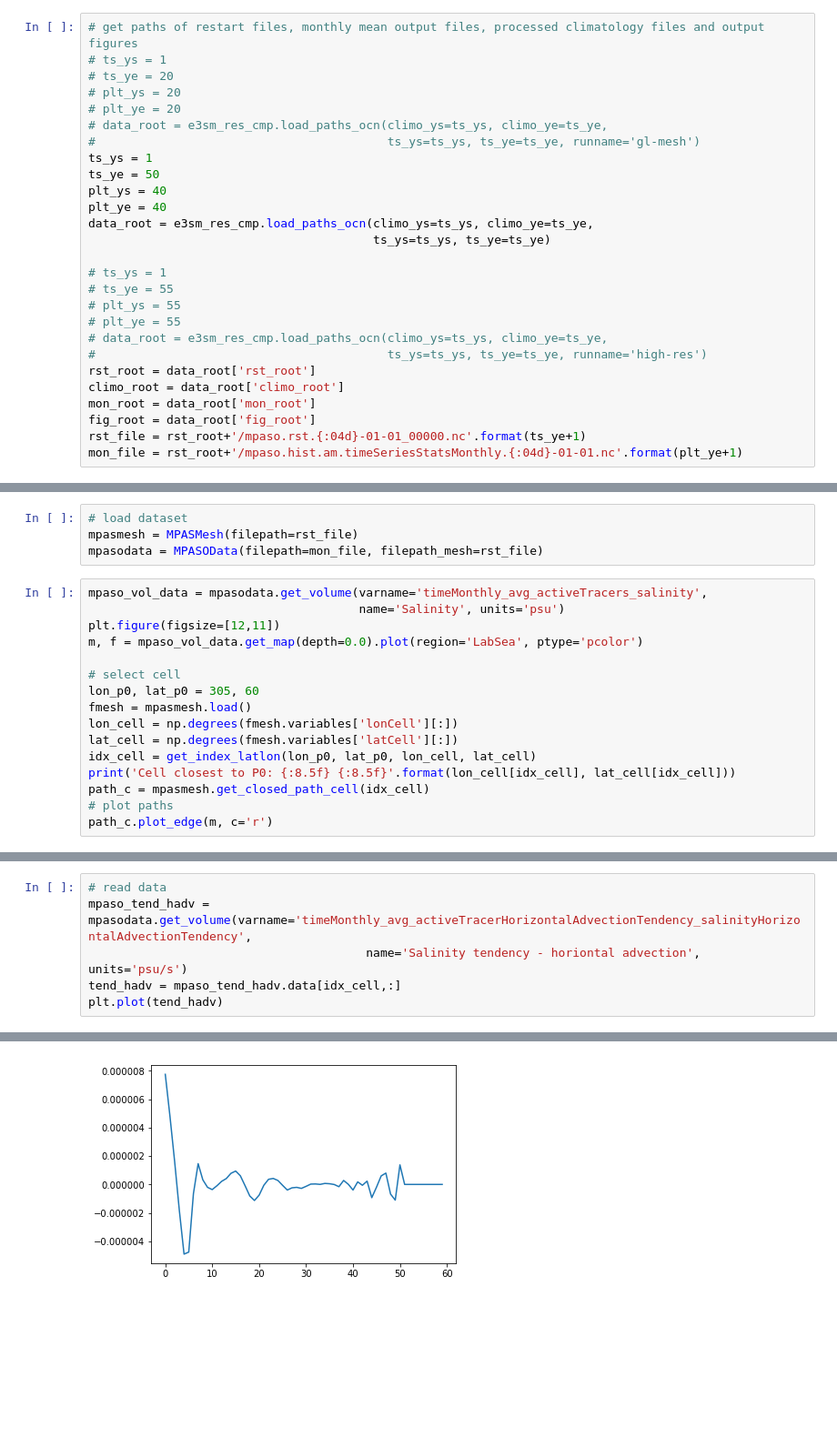
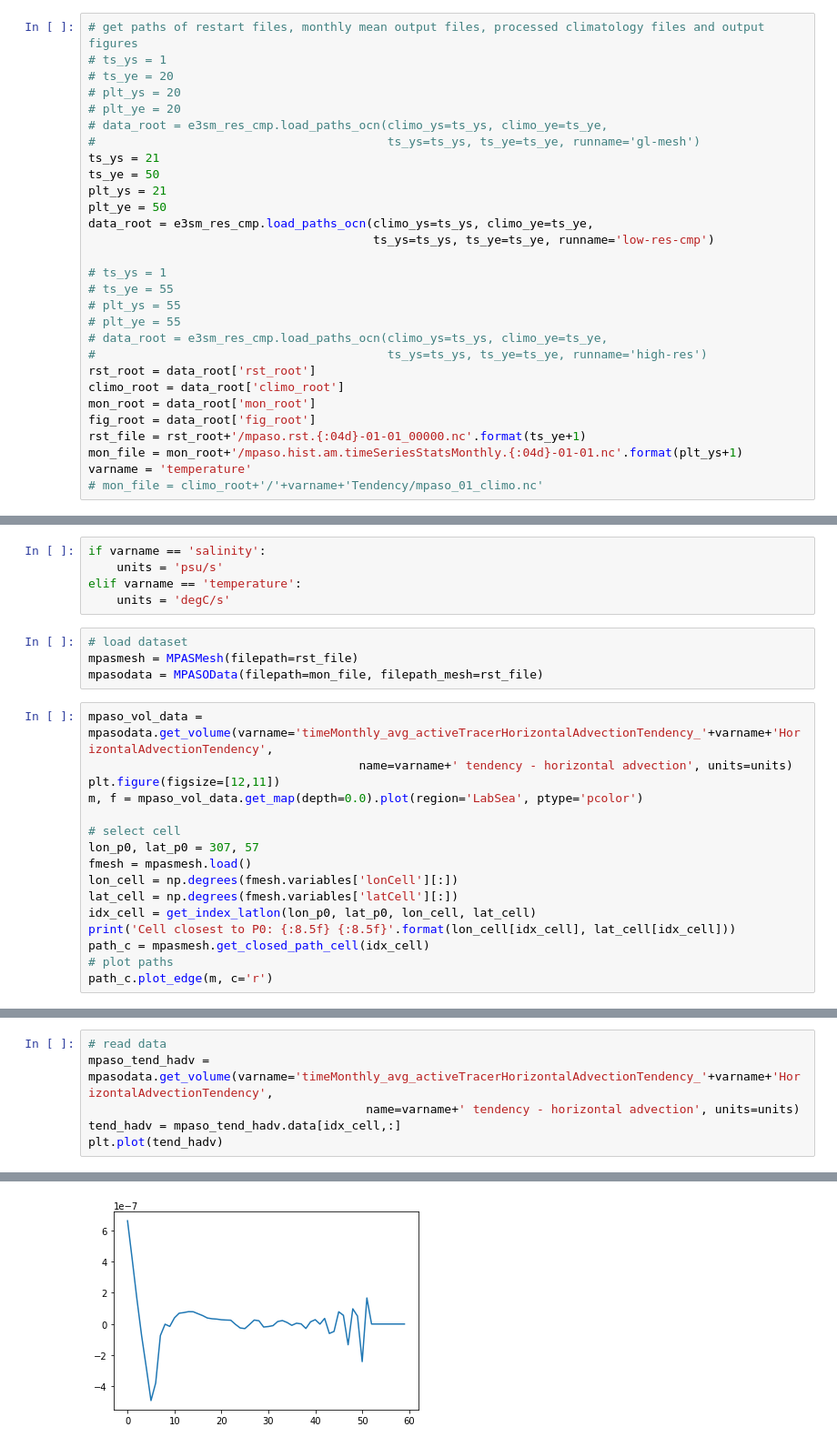
Before and after one commit to qingli411/mpasanalysis, a Jupyter notebook: Test_LabSea_budget.ipynb, the cells around one changed output, grey strips where cells are left out. Shown at 91% size. Drawn from its saved outputs; the diff is of its cells as text; blank space fills up the shorter version.

```diff
--- a/Test_LabSea_budget.ipynb
+++ b/Test_LabSea_budget.ipynb
@@ -10,12 +10,12 @@ import e3sm_res_cmp
 # plt_ye = 20
 # data_root = e3sm_res_cmp.load_paths_ocn(climo_ys=ts_ys, climo_ye=ts_ye,
 #                                         ts_ys=ts_ys, ts_ye=ts_ye, runname='gl-mesh')
-ts_ys = 1
+ts_ys = 21
 ts_ye = 50
-plt_ys = 40
-plt_ye = 40
+plt_ys = 21
+plt_ye = 50
 data_root = e3sm_res_cmp.load_paths_ocn(climo_ys=ts_ys, climo_ye=ts_ye,
-                                        ts_ys=ts_ys, ts_ye=ts_ye)
+                                        ts_ys=ts_ys, ts_ye=ts_ye, runname='low-res-cmp')
 
 # ts_ys = 1
 # ts_ye = 55
@@ -28,5 +28,7 @@ climo_root = data_root['climo_root']
 mon_root = data_root['mon_root']
 fig_root = data_root['fig_root']
 rst_file = rst_root+'/mpaso.rst.{:04d}-01-01_00000.nc'.format(ts_ye+1)
-mon_file = rst_root+'/mpaso.hist.am.timeSeriesStatsMonthly.{:04d}-01-01.nc'.format(plt_ye+1)
+mon_file = mon_root+'/mpaso.hist.am.timeSeriesStatsMonthly.{:04d}-01-01.nc'.format(plt_ys+1)
+varname = 'temperature'
+# mon_file = climo_root+'/'+varname+'Tendency/mpaso_01_climo.nc'
 # %% [output]
@@ -34,15 +36,20 @@ Running on machine pn1803144.lanl.gov
+# %%
+if varname == 'salinity':
+    units = 'psu/s'
+elif varname == 'temperature':
+    units = 'degC/s'
 # %%
 # load dataset
 mpasmesh = MPASMesh(filepath=rst_file)
 mpasodata = MPASOData(filepath=mon_file, filepath_mesh=rst_file)
 # %%
-mpaso_vol_data = mpasodata.get_volume(varname='timeMonthly_avg_activeTracers_salinity',
-                                      name='Salinity', units='psu')
+mpaso_vol_data = mpasodata.get_volume(varname='timeMonthly_avg_activeTracerHorizontalAdvectionTendency_'+varname+'HorizontalAdvectionTendency',
+                                      name=varname+' tendency - horizontal advection', units=units)
 plt.figure(figsize=[12,11])
 m, f = mpaso_vol_data.get_map(depth=0.0).plot(region='LabSea', ptype='pcolor')
 
 # select cell
-lon_p0, lat_p0 = 305, 60
+lon_p0, lat_p0 = 307, 57
 fmesh = mpasmesh.load()
 lon_cell = np.degrees(fmesh.variables['lonCell'][:])
 lat_cell = np.degrees(fmesh.variables['latCell'][:])
@@ -61,7 +68,7 @@ Cell closest to P0: 304.78776 60.16019
 # %%
 # read data
-mpaso_tend_hadv = mpasodata.get_volume(varname='timeMonthly_avg_activeTracerHorizontalAdvectionTendency_salinityHorizontalAdvectionTendency',
-                                       name='Salinity tendency - horiontal advection', units='psu/s')
+mpaso_tend_hadv = mpasodata.get_volume(varname='timeMonthly_avg_activeTracerHorizontalAdvectionTendency_'+varname+'HorizontalAdvectionTendency',
+                                       name=varname+' tendency - horizontal advection', units=units)
 tend_hadv = mpaso_tend_hadv.data[idx_cell,:]
 plt.plot(tend_hadv)
 # %% [output]
@@ -69,4 +76,4 @@ Reading mesh data from /Users/qingli/data/mpas/test/mpaso.rst.0051-01-01_00000.n
 [<matplotlib.lines.Line2D at 0x...>]
-[figure, old version]
+[figure, new version]
 # %%
 # read data
```
Also changed, not shown: parts of 13 cells of this notebook, 12 other files.
